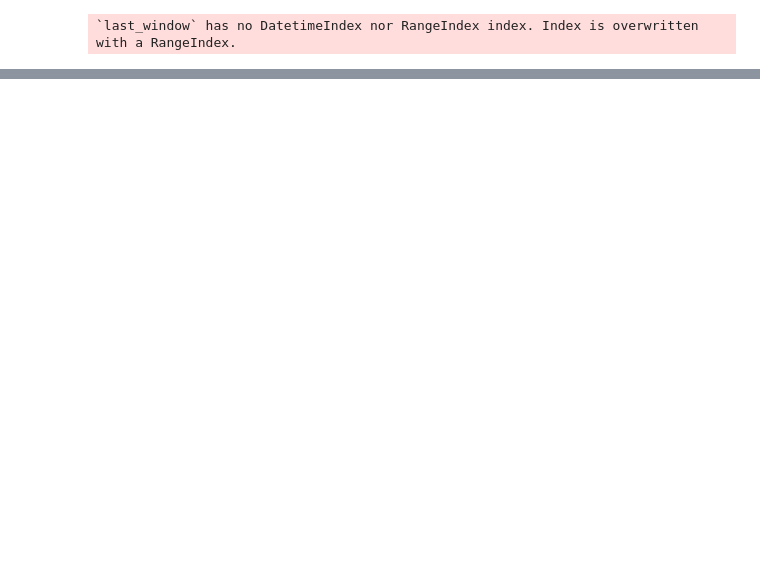
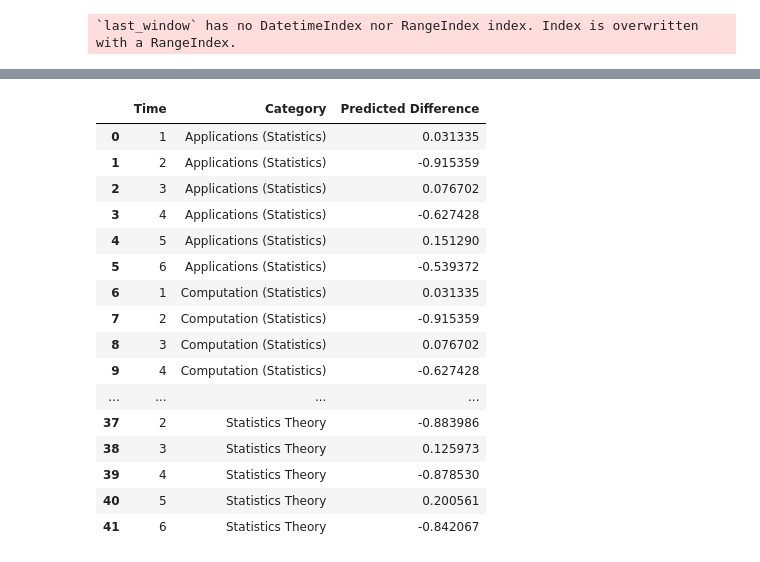
Before and after one commit to narenp12/stats140finalproj, a Jupyter notebook: stat.ipynb, the cells around one changed output, grey strips where cells are left out. Drawn from its saved outputs; the diff is of its cells as text; code cells hidden in the pictures; blank space fills up the shorter version.

```diff
--- a/stat.ipynb
+++ b/stat.ipynb
@@ -526,0 +646,17 @@ mean_absolute_error(test_preds, test)
+# %%
+future_forecast = ForecasterAutoregMultiSeries(
+                 regressor          = LGBMRegressor(random_state=0, verbose=-1),
+                 lags               = 9,
+                 encoding           = 'ordinal',
+                 transformer_series = None,
+                 transformer_exog   = None,
+                 weight_func        = None,
+                 series_weights     = None,
+                 differentiation    = None,
+                 dropna_from_series = False,
+                 fit_kwargs         = None,
+                 forecaster_id      = None
+             )
+
+future_forecast.fit(series=forecast_data)
+future_forecast
@@ -526,0 +682,6 @@ mean_absolute_error(test_preds, test)
+# %%
+future_preds = future_forecast.predict(
+    levels            = list(sub.columns),
+    steps             = 6,
+    suppress_warnings = False
+)
@@ -526,0 +698,23 @@ mean_absolute_error(test_preds, test)
+# %%
+preds_long = future_preds.reset_index().melt(id_vars=['index'], var_name='Category', value_name='Predicted Difference')
+preds_long.rename(columns={'index': 'Time'}, inplace=True)
+preds_long.Time -= 3982
+display(preds_long)
+# %% [output]
+|  | Time | Category | Predicted Difference |
+| 0 | 1 | Applications (Statistics) | 0.031335 |
+| 1 | 2 | Applications (Statistics) | -0.915359 |
+| 2 | 3 | Applications (Statistics) | 0.076702 |
+| 3 | 4 | Applications (Statistics) | -0.627428 |
+| 4 | 5 | Applications (Statistics) | 0.151290 |
+| 5 | 6 | Applications (Statistics) | -0.539372 |
+| 6 | 1 | Computation (Statistics) | 0.031335 |
+| 7 | 2 | Computation (Statistics) | -0.915359 |
+| 8 | 3 | Computation (Statistics) | 0.076702 |
+| 9 | 4 | Computation (Statistics) | -0.627428 |
+| ... | ... | ... | ... |
+| 37 | 2 | Statistics Theory | -0.883986 |
+| 38 | 3 | Statistics Theory | 0.125973 |
+| 39 | 4 | Statistics Theory | -0.878530 |
+| 40 | 5 | Statistics Theory | 0.200561 |
+| 41 | 6 | Statistics Theory | -0.842067 |
```
Also changed, not shown: parts of 25 cells of this notebook.
